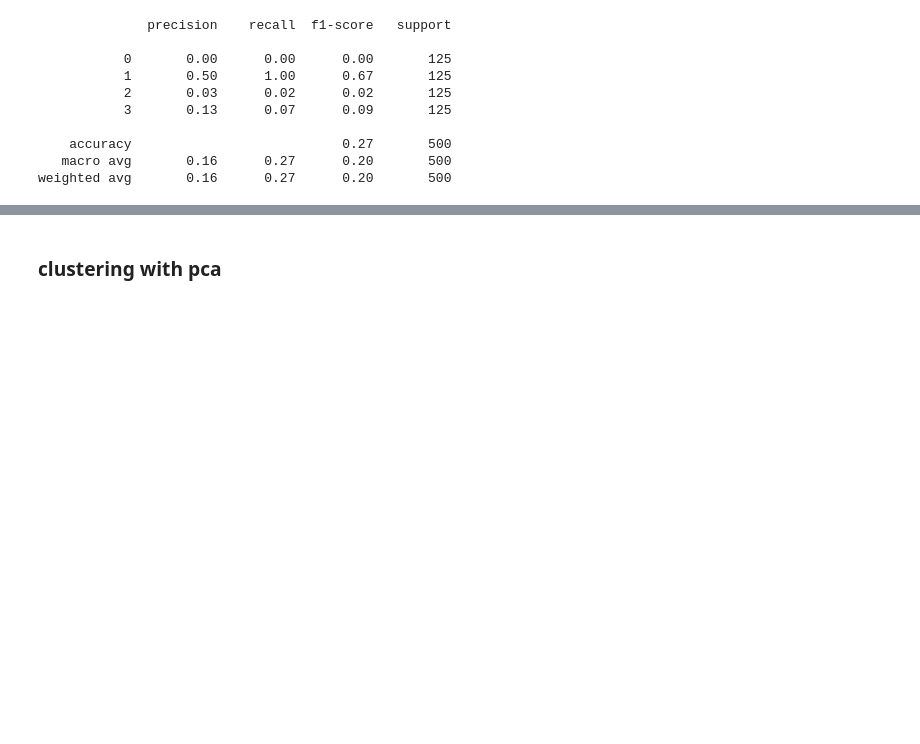
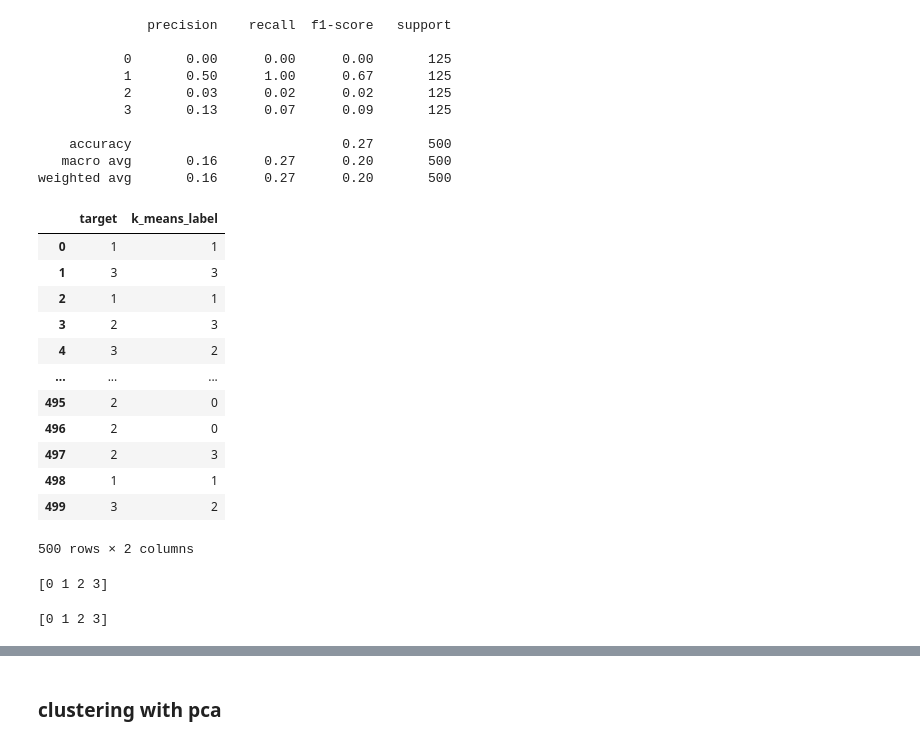
Before and after one commit to depa-tto/Thesis, a Jupyter notebook: attempt_2.ipynb, the cells around one changed output, grey strips where cells are left out. Drawn from its saved outputs; the diff is of its cells as text; code cells hidden in the pictures; blank space fills up the shorter version.

```diff
--- a/attempt_2.ipynb
+++ b/attempt_2.ipynb
@@ -129,5 +156,5 @@ array([3.90839038, 1.42806723, 1.05846206, 0.85203796, 0.69600707,
 # %%
-eigenvectors = pca.components_
+eigenvectors = pca_general.components_
 # %% [markdown]
 ### scree plot
 # %%
@@ -294,3 +330,27 @@ print(classification_report(df_linear['target'],kmeans.labels_))
     accuracy                           0.27       500
    macro avg       0.16      0.27      0.20       500
 weighted avg       0.16      0.27      0.20       500
+# %%
+pd.DataFrame({'target': df_linear['target'].values, 'k_means_label': kmeans.labels_})
+# %% [output]
+|  | target | k_means_label |
+| 0 | 1 | 1 |
+| 1 | 3 | 3 |
+| 2 | 1 | 1 |
+| 3 | 2 | 3 |
+| 4 | 3 | 2 |
+| ... | ... | ... |
+| 495 | 2 | 0 |
+| 496 | 2 | 0 |
+| 497 | 2 | 3 |
+| 498 | 1 | 1 |
+| 499 | 3 | 2 |
+500 rows × 2 columns
+# %%
+print(np.unique(df_linear['target']))
+# %% [output]
+[0 1 2 3]
+# %%
+print(np.unique(kmeans.labels_))
+# %% [output]
+[0 1 2 3]
```
Also changed, not shown: parts of 25 cells of this notebook.
